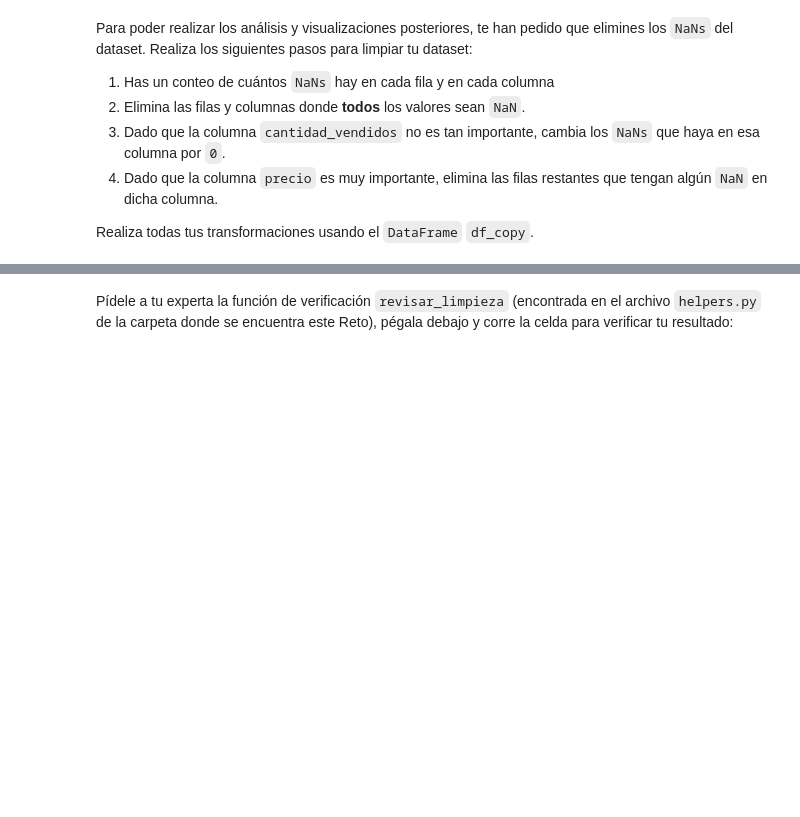
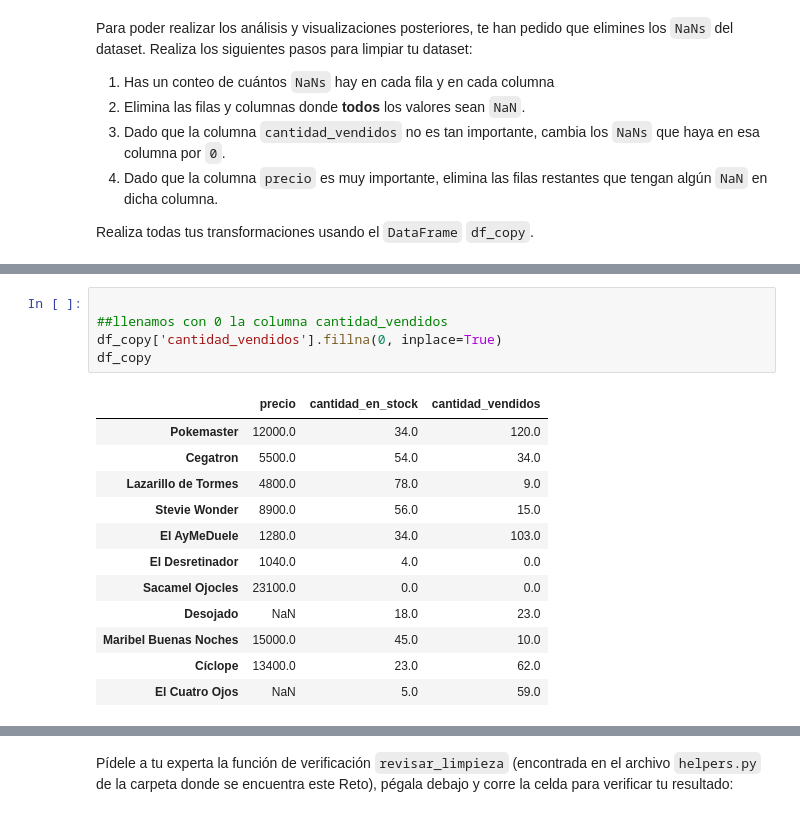
Before and after one commit to mornaeldernar/Bedu, a Jupyter notebook: Sesion-05/Reto-04/limpiando_nans.ipynb, the cells around one changed output, grey strips where cells are left out. Drawn from its saved outputs; the diff is of its cells as text; blank space fills up the shorter version.

```diff
--- a/Sesion-05/Reto-04/limpiando_nans.ipynb
+++ b/Sesion-05/Reto-04/limpiando_nans.ipynb
@@ -99,0 +85,18 @@ dtype: int64
+# %%
+
+##llenamos con 0 la columna cantidad_vendidos
+df_copy['cantidad_vendidos'].fillna(0, inplace=True)
+df_copy
+# %% [output]
+|  | precio | cantidad_en_stock | cantidad_vendidos |
+| Pokemaster | 12000.0 | 34.0 | 120.0 |
+| Cegatron | 5500.0 | 54.0 | 34.0 |
+| Lazarillo de Tormes | 4800.0 | 78.0 | 9.0 |
+| Stevie Wonder | 8900.0 | 56.0 | 15.0 |
+| El AyMeDuele | 1280.0 | 34.0 | 103.0 |
+| El Desretinador | 1040.0 | 4.0 | 0.0 |
+| Sacamel Ojocles | 23100.0 | 0.0 | 0.0 |
+| Desojado | NaN | 18.0 | 23.0 |
+| Maribel Buenas Noches | 15000.0 | 45.0 | 10.0 |
+| Cíclope | 13400.0 | 23.0 | 62.0 |
+| El Cuatro Ojos | NaN | 5.0 | 59.0 |
```
Also changed, not shown: parts of 4 cells of this notebook.
